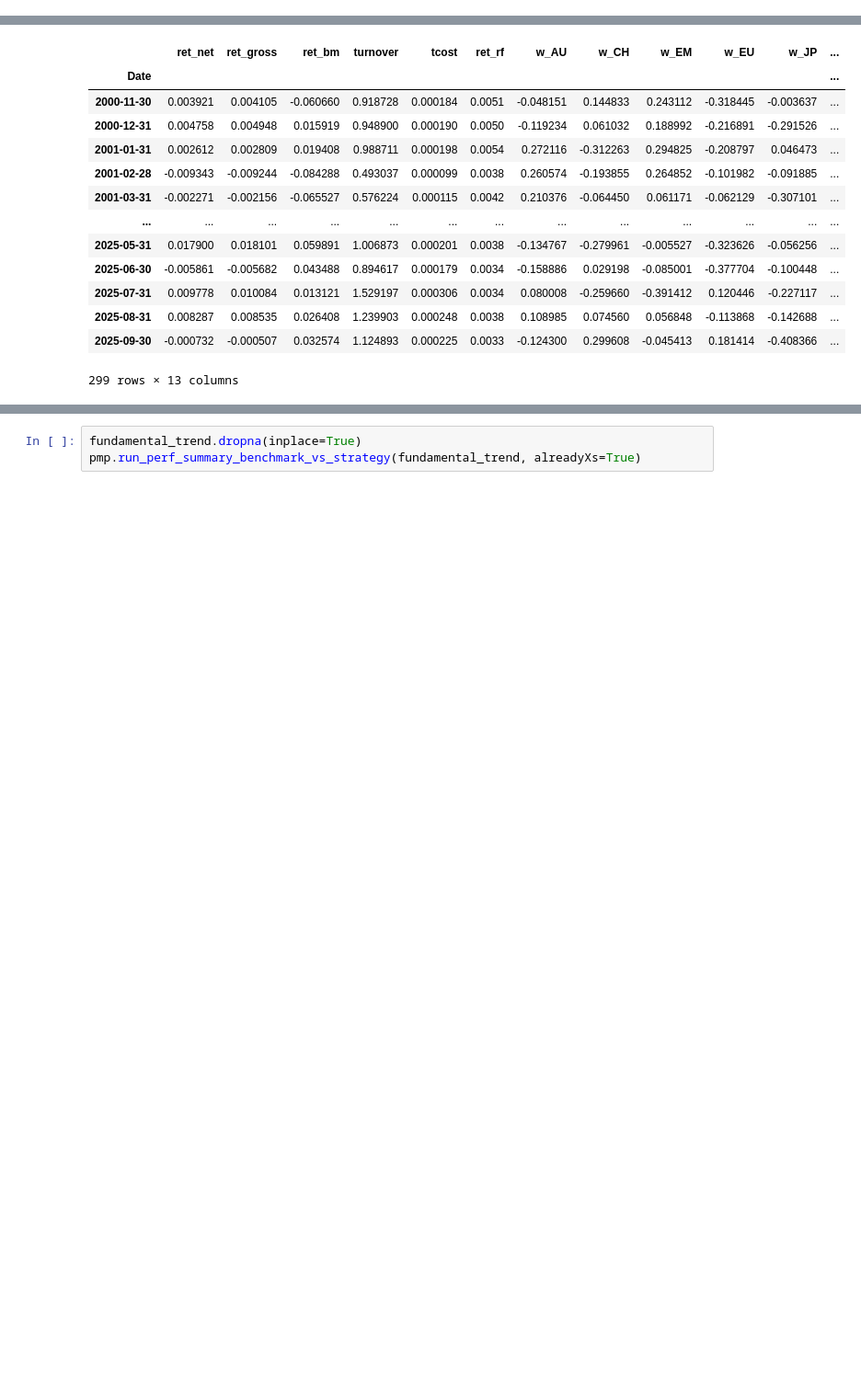
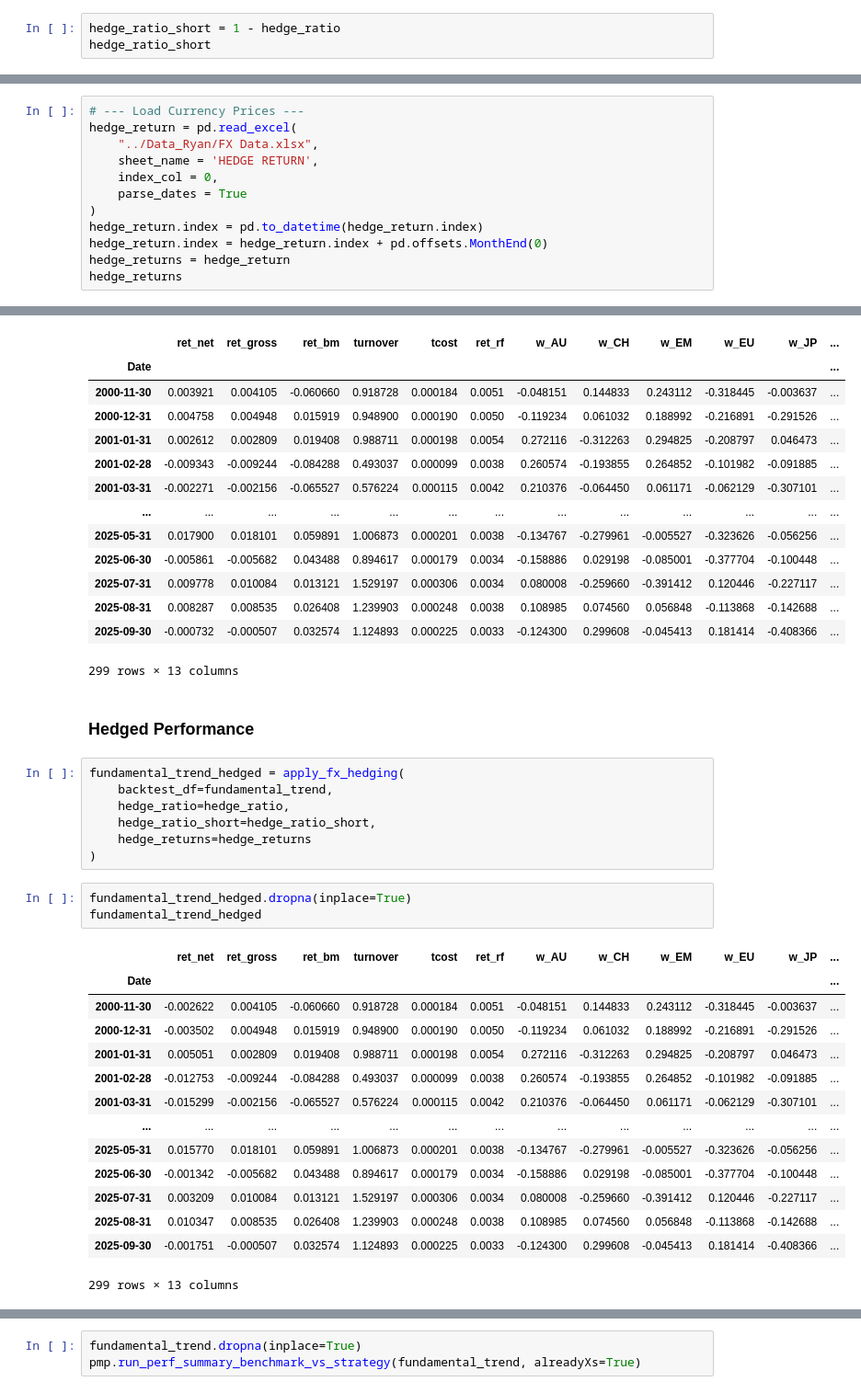
Before and after one commit to DanUZH/PMP_December_8, a Jupyter notebook: Code/Combined_Portfolio.ipynb, the cells around one changed output, grey strips where cells are left out. Shown at 92% size. Cells and saved outputs as stored; diff of their text form; blank space fills up the shorter version.

Commit message:
Combined_Portfolio_w_hedging

```diff
--- a/Code/Combined_Portfolio.ipynb
+++ b/Code/Combined_Portfolio.ipynb
@@ -323,0 +418,3 @@ famafrench_data
+# %%
+hedge_ratio_short = 1 - hedge_ratio
+hedge_ratio_short
@@ -323,0 +436,12 @@ famafrench_data
+# %%
+# --- Load Currency Prices ---
+hedge_return = pd.read_excel(
+    "../Data_Ryan/FX Data.xlsx",
+    sheet_name = 'HEDGE RETURN',
+    index_col = 0,
+    parse_dates = True
+)
+hedge_return.index = pd.to_datetime(hedge_return.index)
+hedge_return.index = hedge_return.index + pd.offsets.MonthEnd(0)
+hedge_returns = hedge_return
+hedge_returns
@@ -406,3 +549,30 @@ fundamental_trend
 | 2025-08-31 | 0.008287 | 0.008535 | 0.026408 | 1.239903 | 0.000248 | 0.0038 | 0.108985 | 0.074560 | 0.056848 | -0.113868 | -0.142688 | ... |
 | 2025-09-30 | -0.000732 | -0.000507 | 0.032574 | 1.124893 | 0.000225 | 0.0033 | -0.124300 | 0.299608 | -0.045413 | 0.181414 | -0.408366 | ... |
 299 rows × 13 columns
+# %% [markdown]
+### Hedged Performance
+# %%
+fundamental_trend_hedged = apply_fx_hedging(
+    backtest_df=fundamental_trend,
+    hedge_ratio=hedge_ratio,
+    hedge_ratio_short=hedge_ratio_short,
+    hedge_returns=hedge_returns
+)
+# %%
+fundamental_trend_hedged.dropna(inplace=True)
+fundamental_trend_hedged
+# %% [output]
+|  | ret_net | ret_gross | ret_bm | turnover | tcost | ret_rf | w_AU | w_CH | w_EM | w_EU | w_JP | ... |
+| Date |  |  |  |  |  |  |  |  |  |  |  | ... |
+| 2000-11-30 | -0.002622 | 0.004105 | -0.060660 | 0.918728 | 0.000184 | 0.0051 | -0.048151 | 0.144833 | 0.243112 | -0.318445 | -0.003637 | ... |
+| 2000-12-31 | -0.003502 | 0.004948 | 0.015919 | 0.948900 | 0.000190 | 0.0050 | -0.119234 | 0.061032 | 0.188992 | -0.216891 | -0.291526 | ... |
+| 2001-01-31 | 0.005051 | 0.002809 | 0.019408 | 0.988711 | 0.000198 | 0.0054 | 0.272116 | -0.312263 | 0.294825 | -0.208797 | 0.046473 | ... |
+| 2001-02-28 | -0.012753 | -0.009244 | -0.084288 | 0.493037 | 0.000099 | 0.0038 | 0.260574 | -0.193855 | 0.264852 | -0.101982 | -0.091885 | ... |
+| 2001-03-31 | -0.015299 | -0.002156 | -0.065527 | 0.576224 | 0.000115 | 0.0042 | 0.210376 | -0.064450 | 0.061171 | -0.062129 | -0.307101 | ... |
+| ... | ... | ... | ... | ... | ... | ... | ... | ... | ... | ... | ... | ... |
+| 2025-05-31 | 0.015770 | 0.018101 | 0.059891 | 1.006873 | 0.000201 | 0.0038 | -0.134767 | -0.279961 | -0.005527 | -0.323626 | -0.056256 | ... |
+| 2025-06-30 | -0.001342 | -0.005682 | 0.043488 | 0.894617 | 0.000179 | 0.0034 | -0.158886 | 0.029198 | -0.085001 | -0.377704 | -0.100448 | ... |
+| 2025-07-31 | 0.003209 | 0.010084 | 0.013121 | 1.529197 | 0.000306 | 0.0034 | 0.080008 | -0.259660 | -0.391412 | 0.120446 | -0.227117 | ... |
+| 2025-08-31 | 0.010347 | 0.008535 | 0.026408 | 1.239903 | 0.000248 | 0.0038 | 0.108985 | 0.074560 | 0.056848 | -0.113868 | -0.142688 | ... |
+| 2025-09-30 | -0.001751 | -0.000507 | 0.032574 | 1.124893 | 0.000225 | 0.0033 | -0.124300 | 0.299608 | -0.045413 | 0.181414 | -0.408366 | ... |
+299 rows × 13 columns
```
Also changed, not shown: parts of 10 cells of this notebook, 2 other files.
